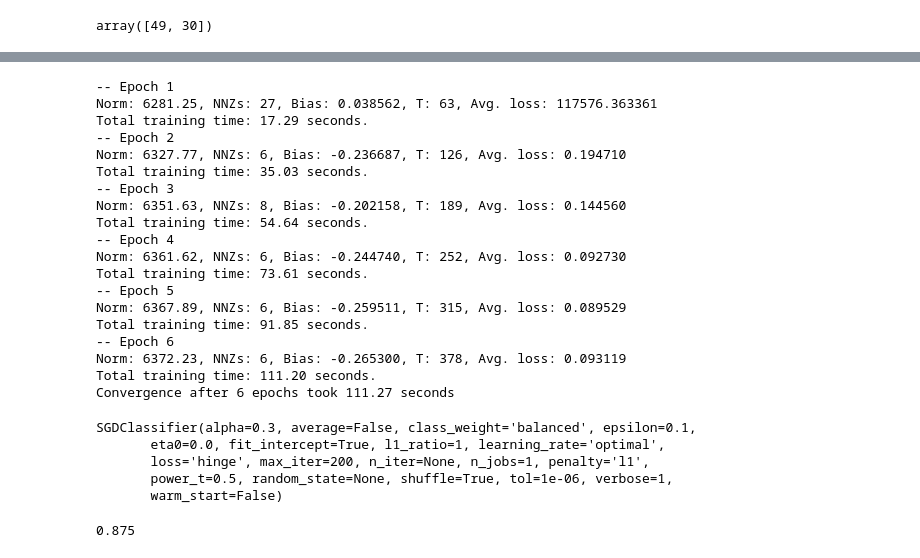
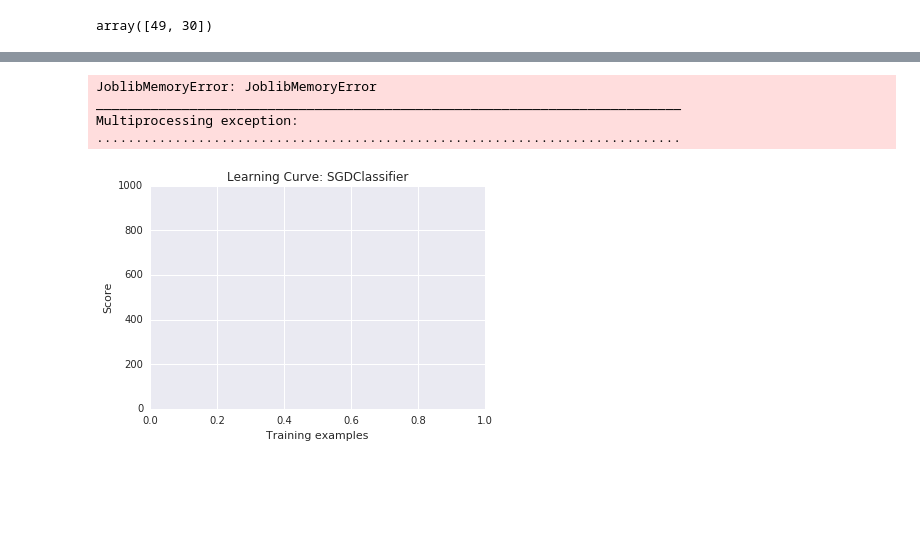
Before and after one commit to kevin-fang/one-hot-blood-type-learning, a Jupyter notebook: 3. Machine Learning - Testing.ipynb, the cells around one changed output, grey strips where cells are left out. Cells and saved outputs as stored; diff of their text form; code cells hidden in the pictures; blank space fills up the shorter version.

```diff
--- a/3. Machine Learning - Testing.ipynb
+++ b/3. Machine Learning - Testing.ipynb
@@ -37,7 +39,7 @@ X_train.shape
 # %%
 sgd = SGDClassifier(penalty='l1',
-                    class_weight='balanced',
-                    alpha=.3,
+                    class_weight={0: .85, 1: 1.25},#'balanced',
+                    alpha=.28,
                     l1_ratio=1,
                     learning_rate='optimal',
                     tol=1e-6,
@@ -45,0 +118,8 @@ sgd = SGDClassifier(penalty='l1',
+# %%
+plt = plot_learning_curve(sgd, "Learning Curve: SGDClassifier", encoded, blood_types, ylim=(0.05, 1000), n_jobs=4)
+# %% [output]
+JoblibMemoryError: JoblibMemoryError
+___________________________________________________________________________
+Multiprocessing exception:
+...........................................................................
+[figure, added]
@@ -46,32 +128,5 @@ sgd = SGDClassifier(penalty='l1',
 # %%
 sgd.fit(X_train, y_train)
-# %% [output]
--- Epoch 1
-Norm: 6281.25, NNZs: 27, Bias: 0.038562, T: 63, Avg. loss: 117576.363361
-Total training time: 17.29 seconds.
--- Epoch 2
-Norm: 6327.77, NNZs: 6, Bias: -0.236687, T: 126, Avg. loss: 0.194710
-Total training time: 35.03 seconds.
--- Epoch 3
-Norm: 6351.63, NNZs: 8, Bias: -0.202158, T: 189, Avg. loss: 0.144560
-Total training time: 54.64 seconds.
--- Epoch 4
-Norm: 6361.62, NNZs: 6, Bias: -0.244740, T: 252, Avg. loss: 0.092730
-Total training time: 73.61 seconds.
--- Epoch 5
-Norm: 6367.89, NNZs: 6, Bias: -0.259511, T: 315, Avg. loss: 0.089529
-Total training time: 91.85 seconds.
--- Epoch 6
-Norm: 6372.23, NNZs: 6, Bias: -0.265300, T: 378, Avg. loss: 0.093119
-Total training time: 111.20 seconds.
-Convergence after 6 epochs took 111.27 seconds
-SGDClassifier(alpha=0.3, average=False, class_weight='balanced', epsilon=0.1,
-       eta0=0.0, fit_intercept=True, l1_ratio=1, learning_rate='optimal',
-       loss='hinge', max_iter=200, n_iter=None, n_jobs=1, penalty='l1',
-       power_t=0.5, random_state=None, shuffle=True, tol=1e-06, verbose=1,
-       warm_start=False)
 # %%
 y_pred = sgd.predict(X_test)
 print(accuracy_score(y_test, y_pred))
-# %% [output]
-0.875
```
Also changed, not shown: parts of 21 cells of this notebook, 7 other files.
